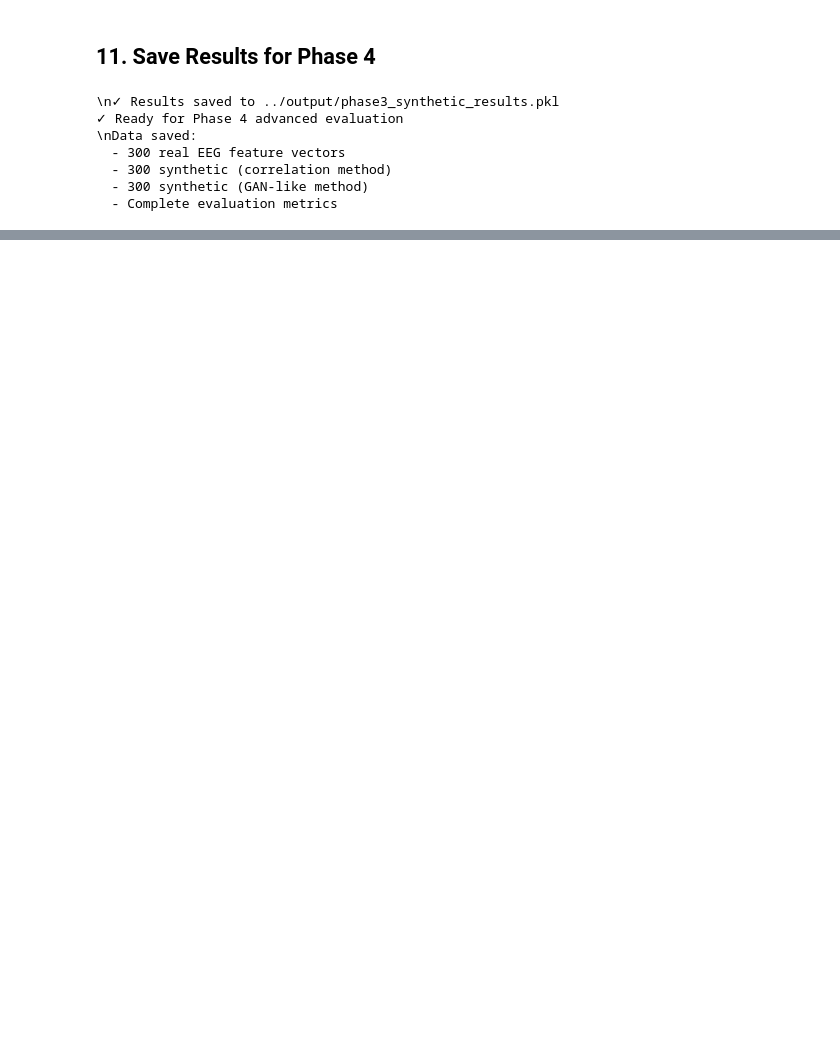
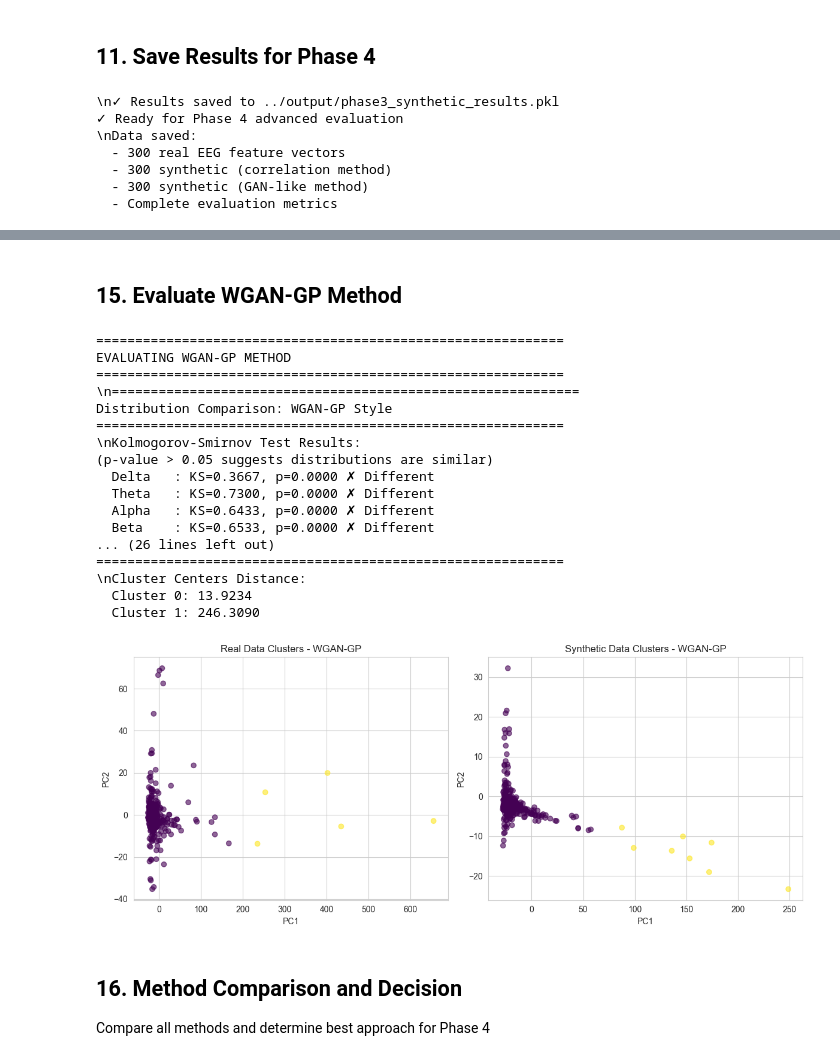
Before and after one commit to ZhaoJackson/Synthetic_EEG_Generation, a Jupyter notebook: src/phase3_synthetic_generation.ipynb, the cells around one changed output, grey strips where cells are left out. Drawn from its saved outputs; the diff is of its cells as text; code cells hidden in the pictures; blank space fills up the shorter version.

```diff
--- a/src/phase3_synthetic_generation.ipynb
+++ b/src/phase3_synthetic_generation.ipynb
@@ -723,0 +1034,47 @@ print(f"  - Complete evaluation metrics")
+# %% [markdown]
+## 15. Evaluate WGAN-GP Method
+# %%
+print("\n" + "="*60)
+print("EVALUATING WGAN-GP METHOD")
+print("="*60)
+
+# Distribution comparison
+ks_wgan, mmd_wgan = evaluate_distributions(
+    real_features, synthetic_features_wgan, "WGAN-GP Style"
+)
+
+# TSTR/TRTR
+acc_trtr_wgan, acc_tstr_wgan = evaluate_tstr_trtr(
+    real_features, labels, synthetic_features_wgan, "WGAN-GP"
+)
+
+# Real vs Synthetic classification
+acc_wgan = evaluate_real_vs_synthetic(
+    real_features, synthetic_features_wgan, "WGAN-GP Style"
+)
+
+# Clustering
+evaluate_clustering(real_features, synthetic_features_wgan, "WGAN-GP")
+# %% [output]
+============================================================
+EVALUATING WGAN-GP METHOD
+============================================================
+\n============================================================
+Distribution Comparison: WGAN-GP Style
+============================================================
+\nKolmogorov-Smirnov Test Results:
+(p-value > 0.05 suggests distributions are similar)
+  Delta   : KS=0.3667, p=0.0000 ✗ Different
+  Theta   : KS=0.7300, p=0.0000 ✗ Different
+  Alpha   : KS=0.6433, p=0.0000 ✗ Different
+  Beta    : KS=0.6533, p=0.0000 ✗ Different
+... (26 lines left out)
+============================================================
+\nCluster Centers Distance:
+  Cluster 0: 13.9234
+  Cluster 1: 246.3090
+[figure, added]
+# %% [markdown]
+## 16. Method Comparison and Decision
+
+Compare all methods and determine best approach for Phase 4
```
Also changed, not shown: parts of 14 cells of this notebook, 4 other files.
